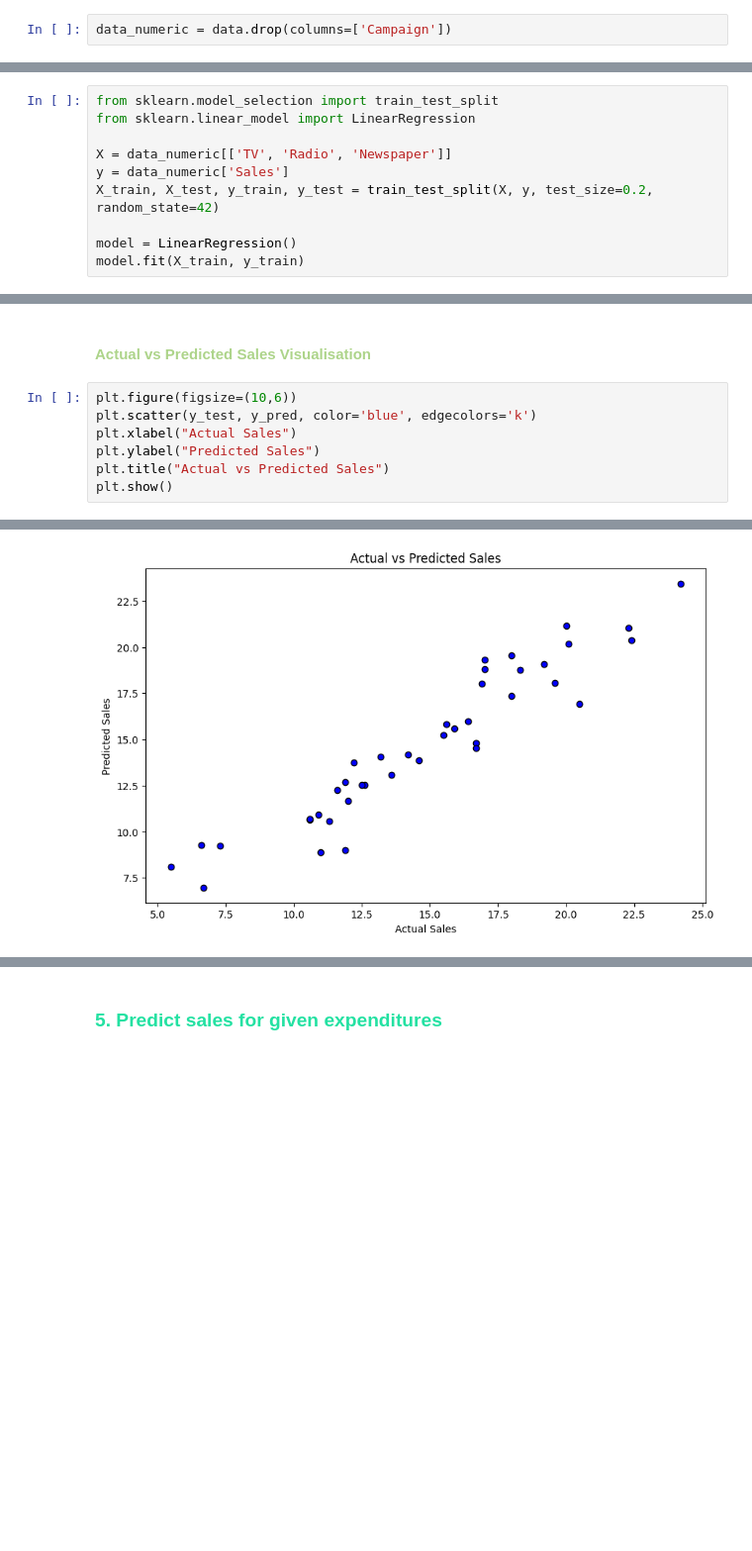
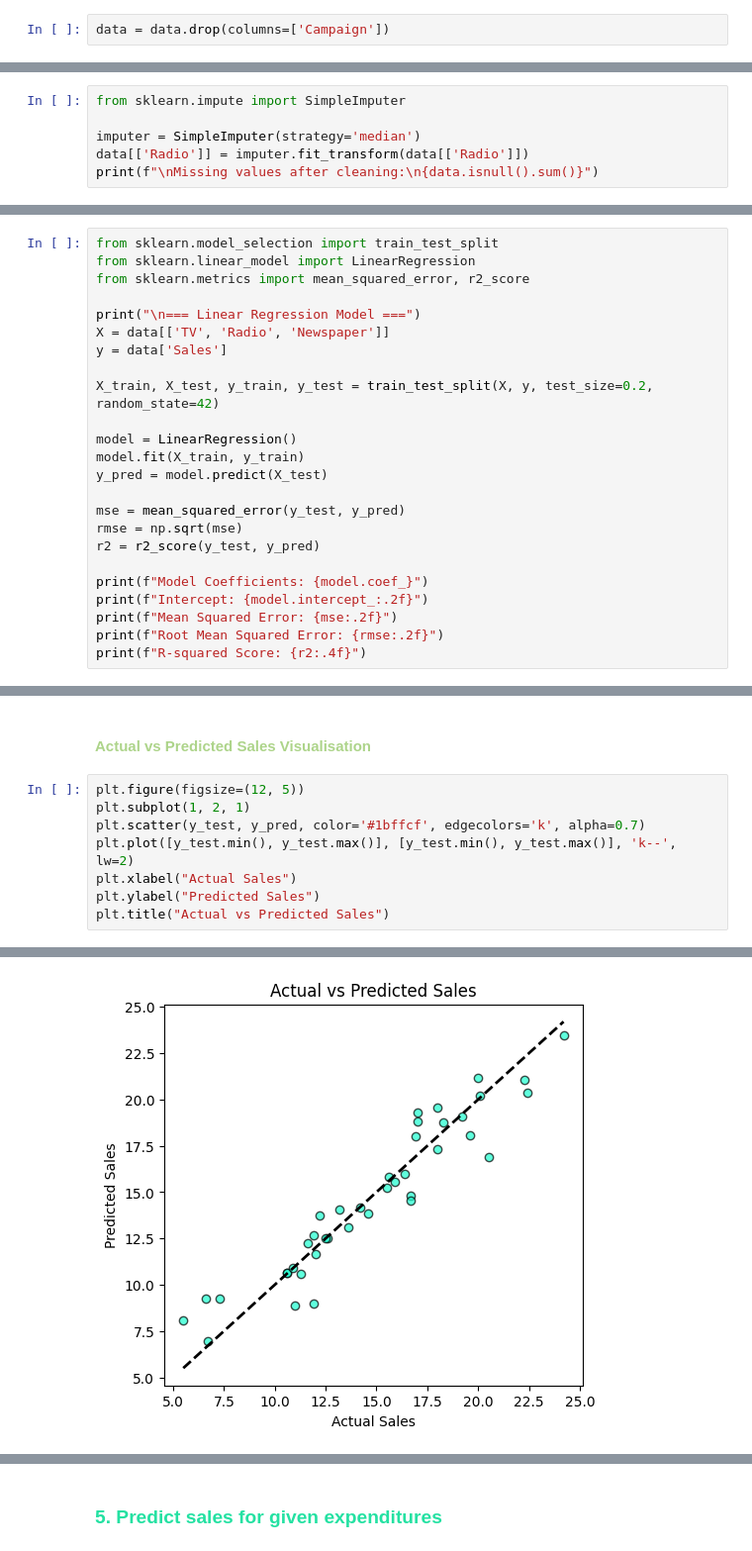
Before and after one commit to Jatin-s16/Sales-Prediction-Dataset, a Jupyter notebook: code_file_main.ipynb, the cells around one changed output, grey strips where cells are left out. Shown at 99% size. Saved outputs shown, nothing was run; the diff lists cells and outputs as text; blank space fills up the shorter version.

```diff
--- a/code_file_main.ipynb
+++ b/code_file_main.ipynb
@@ -65,4 +81,4 @@ Remove the categorical campaign column
 # %%
-data_numeric = data.drop(columns=['Campaign'])
+data = data.drop(columns=['Campaign'])
 # %% [markdown]
 <h4 style="color:#add48a">
@@ -82,0 +87,6 @@ data_numeric = data_numeric.dropna()
+# %%
+from sklearn.impute import SimpleImputer
+
+imputer = SimpleImputer(strategy='median')
+data[['Radio']] = imputer.fit_transform(data[['Radio']])
+print(f"\nMissing values after cleaning:\n{data.isnull().sum()}")
@@ -115,10 +133,24 @@ Advertising medium with highest impact on sales: TV
 # %%
 from sklearn.model_selection import train_test_split
 from sklearn.linear_model import LinearRegression
+from sklearn.metrics import mean_squared_error, r2_score
 
-X = data_numeric[['TV', 'Radio', 'Newspaper']]
-y = data_numeric['Sales']
+print("\n=== Linear Regression Model ===")
+X = data[['TV', 'Radio', 'Newspaper']]
+y = data['Sales']
+
 X_train, X_test, y_train, y_test = train_test_split(X, y, test_size=0.2, random_state=42)
 
 model = LinearRegression()
 model.fit(X_train, y_train)
+y_pred = model.predict(X_test)
+
+mse = mean_squared_error(y_test, y_pred)
+rmse = np.sqrt(mse)
+r2 = r2_score(y_test, y_pred)
+
+print(f"Model Coefficients: {model.coef_}")
+print(f"Intercept: {model.intercept_:.2f}")
+print(f"Mean Squared Error: {mse:.2f}")
+print(f"Root Mean Squared Error: {rmse:.2f}")
+print(f"R-squared Score: {r2:.4f}")
@@ -133,10 +166,11 @@ y_pred = model.predict(X_test)
 Actual vs Predicted Sales Visualisation
 </h4>
 # %%
-plt.figure(figsize=(10,6))
-plt.scatter(y_test, y_pred, color='blue', edgecolors='k')
+plt.figure(figsize=(12, 5))
+plt.subplot(1, 2, 1)
+plt.scatter(y_test, y_pred, color='#1bffcf', edgecolors='k', alpha=0.7)
+plt.plot([y_test.min(), y_test.max()], [y_test.min(), y_test.max()], 'k--', lw=2)
 plt.xlabel("Actual Sales")
 plt.ylabel("Predicted Sales")
 plt.title("Actual vs Predicted Sales")
-plt.show()
 # %% [output]
@@ -143 +178 @@ plt.show()
-[figure, old version]
+[figure, new version]
```
Also changed, not shown: parts of 20 cells of this notebook, 1 other file.
